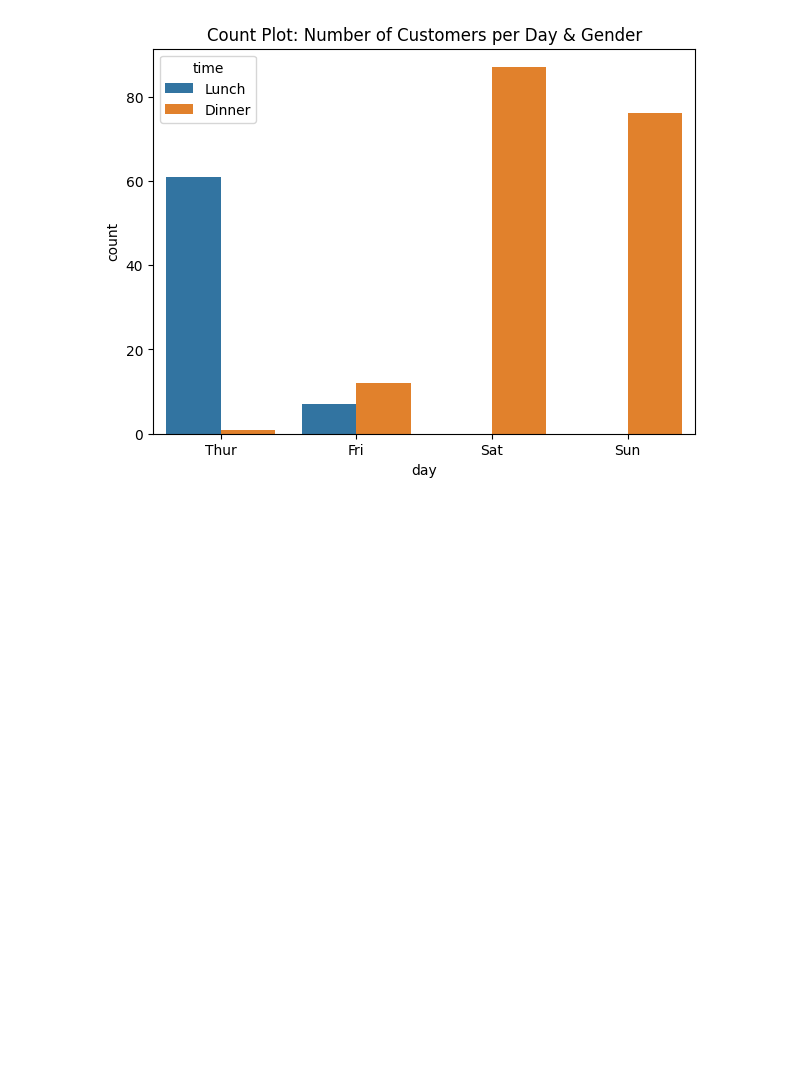
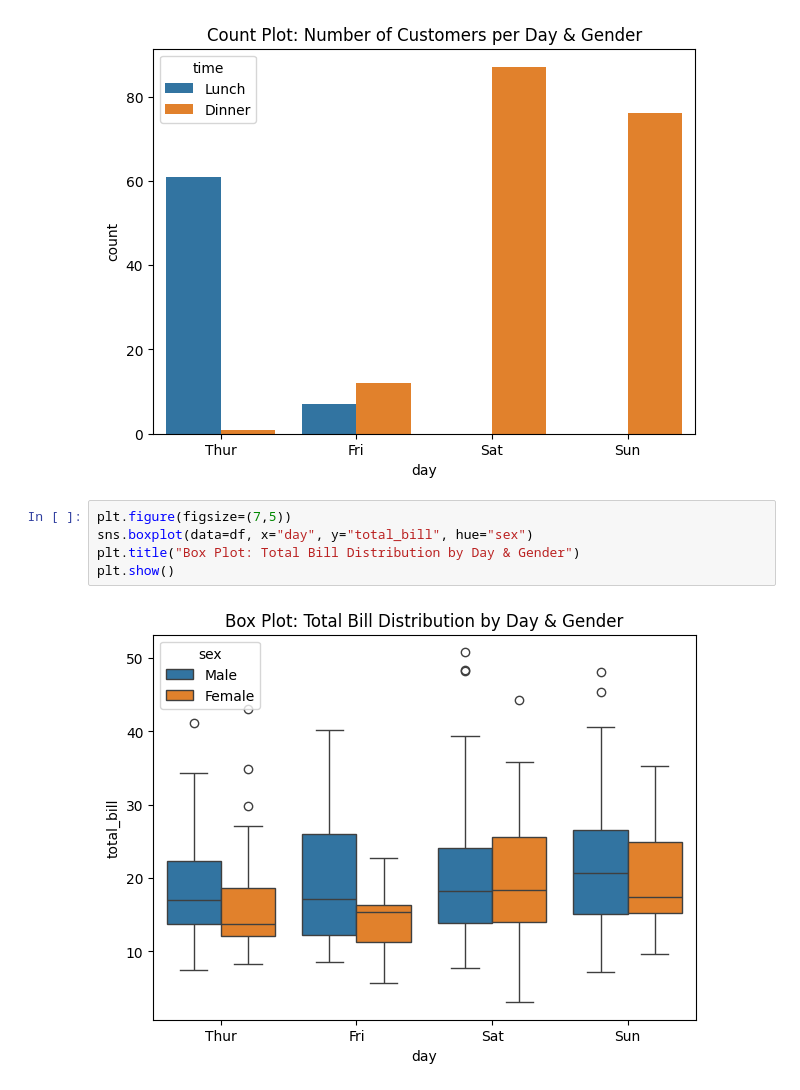
Before and after one commit to Ishan1012/python-chestsheets, a Jupyter notebook: matplotlib cheatsheet.ipynb, the cells around one changed output. Saved outputs shown, nothing was run; the diff lists cells and outputs as text; blank space fills up the shorter version.

Commit message:
added box plot to the seaborn cheatsheet

```diff
--- a/matplotlib cheatsheet.ipynb
+++ b/matplotlib cheatsheet.ipynb
@@ -299,3 +301,10 @@ plt.title("Count Plot: Number of Customers per Day & Gender")
 plt.show()
 # %% [output]
 [figure]
+# %%
+plt.figure(figsize=(7,5))
+sns.boxplot(data=df, x="day", y="total_bill", hue="sex")
+plt.title("Box Plot: Total Bill Distribution by Day & Gender")
+plt.show()
+# %% [output]
+[figure, added]
```
Also changed, not shown: parts of 1 cell of this notebook.
